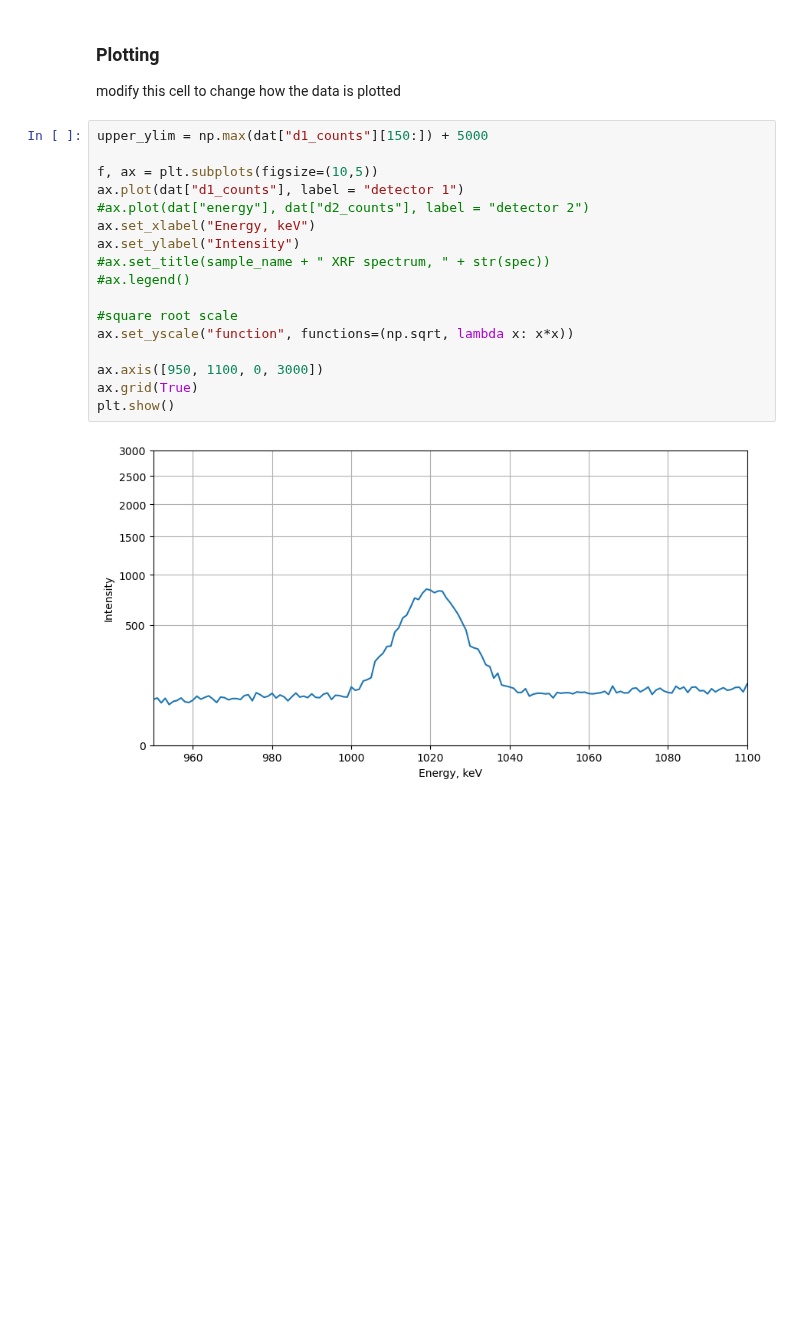
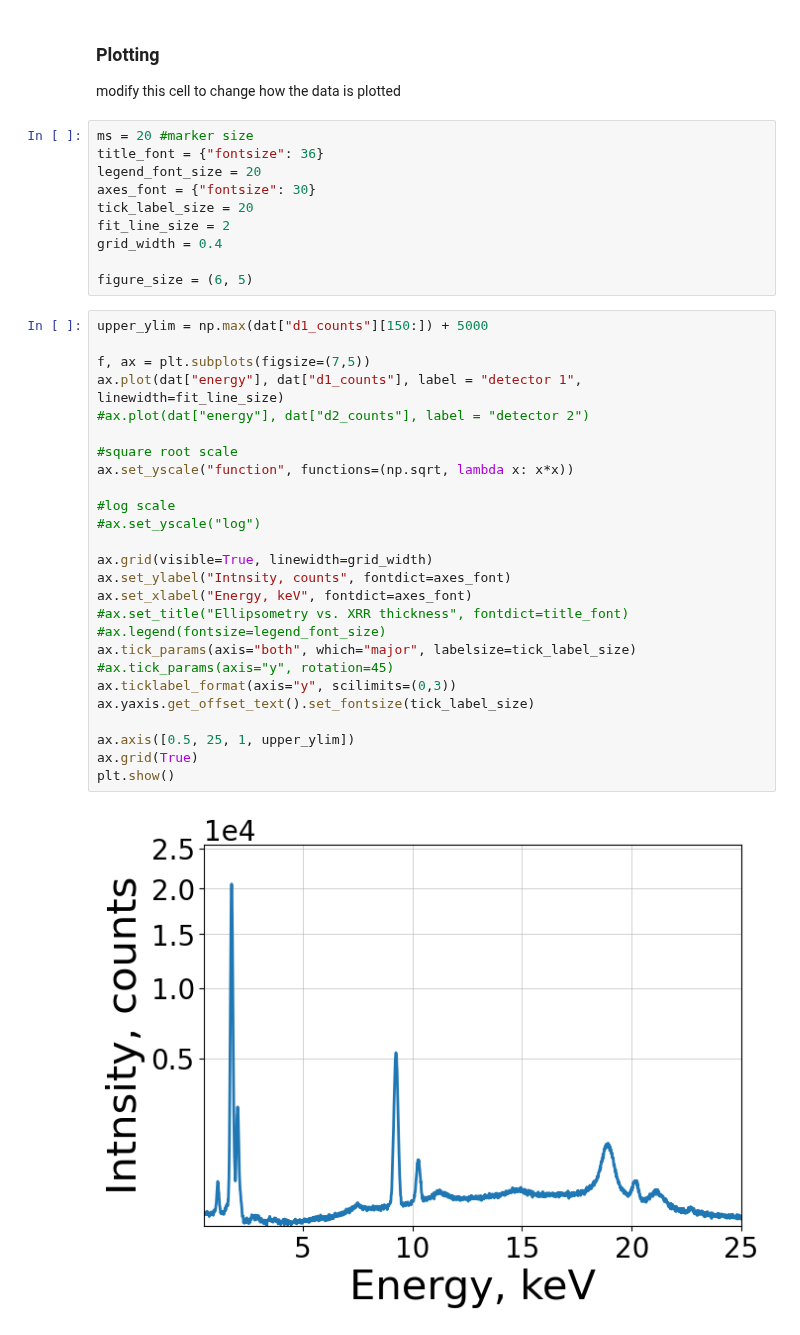
Before and after one commit to ELFREELAND/xrf-thickness-studies, a Jupyter notebook: xrf_data_parser.ipynb, the cells around one changed output. Saved outputs shown, nothing was run; the diff lists cells and outputs as text; blank space fills up the shorter version.

```diff
--- a/xrf_data_parser.ipynb
+++ b/xrf_data_parser.ipynb
@@ -103,22 +103,41 @@ dat = {
 # %% [markdown]
 ### Plotting
 modify this cell to change how the data is plotted
+# %%
+ms = 20 #marker size
+title_font = {"fontsize": 36}
+legend_font_size = 20
+axes_font = {"fontsize": 30}
+tick_label_size = 20
+fit_line_size = 2
+grid_width = 0.4
+
+figure_size = (6, 5)
 # %%
 upper_ylim = np.max(dat["d1_counts"][150:]) + 5000
 
-f, ax = plt.subplots(figsize=(10,5))
-ax.plot(dat["d1_counts"], label = "detector 1")
+f, ax = plt.subplots(figsize=(7,5))
+ax.plot(dat["energy"], dat["d1_counts"], label = "detector 1", linewidth=fit_line_size)
 #ax.plot(dat["energy"], dat["d2_counts"], label = "detector 2")
-ax.set_xlabel("Energy, keV")
-ax.set_ylabel("Intensity")
-#ax.set_title(sample_name + " XRF spectrum, " + str(spec))
-#ax.legend()
 
 #square root scale
 ax.set_yscale("function", functions=(np.sqrt, lambda x: x*x))
 
-ax.axis([950, 1100, 0, 3000])
+#log scale
+#ax.set_yscale("log")
+
+ax.grid(visible=True, linewidth=grid_width)
+ax.set_ylabel("Intnsity, counts", fontdict=axes_font)
+ax.set_xlabel("Energy, keV", fontdict=axes_font)
+#ax.set_title("Ellipsometry vs. XRR thickness", fontdict=title_font)
+#ax.legend(fontsize=legend_font_size)
+ax.tick_params(axis="both", which="major", labelsize=tick_label_size)
+#ax.tick_params(axis="y", rotation=45)
+ax.ticklabel_format(axis="y", scilimits=(0,3))
+ax.yaxis.get_offset_text().set_fontsize(tick_label_size)
+
+ax.axis([0.5, 25, 1, upper_ylim])
 ax.grid(True)
 plt.show()
 # %% [output]
-[figure, old version]
+[figure, new version]
```
Also changed, not shown: parts of 4 cells of this notebook, 5 other files.
